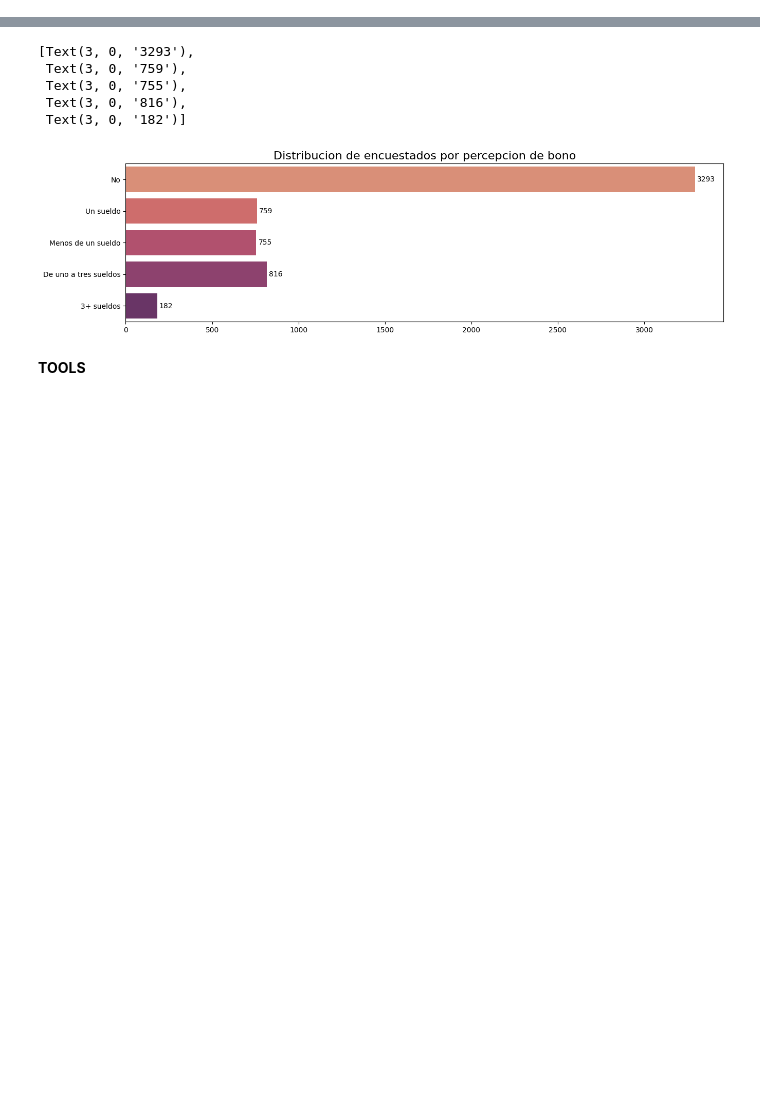
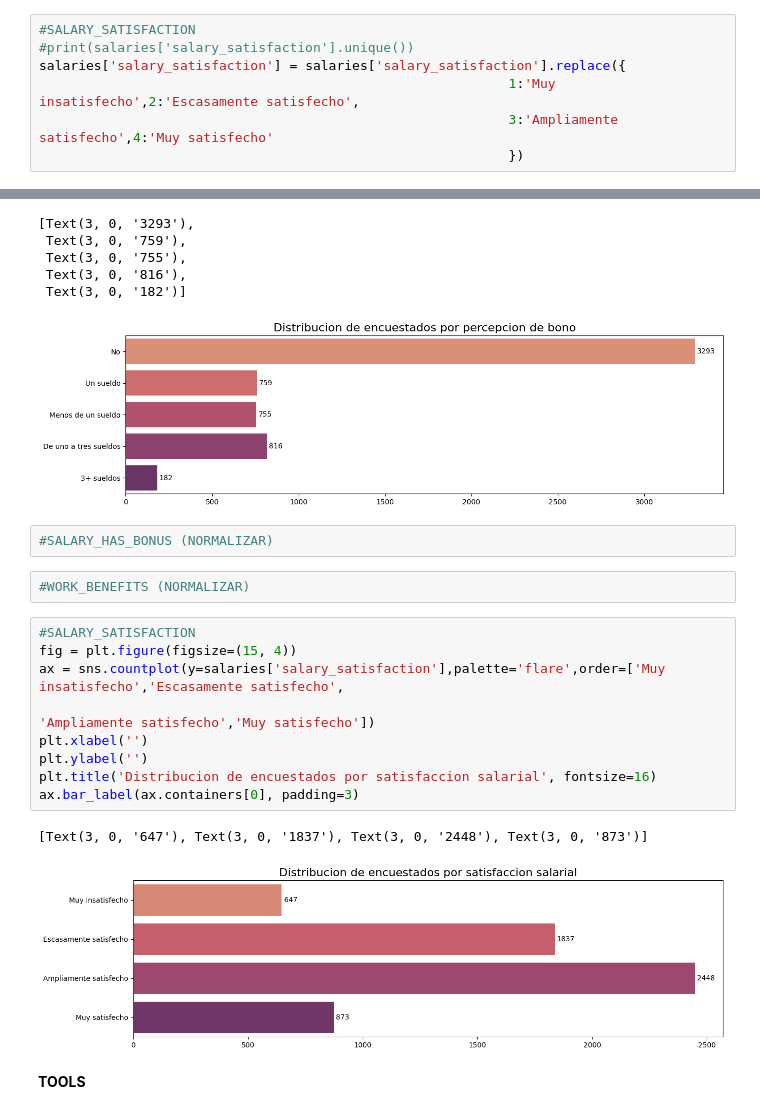
Before and after one commit to simonzanetti/2023.2-SysArmy-IT-Salaries-Survey, a Jupyter notebook: 2023_2_SysArmy_Survey.ipynb, the cells around one changed output, grey strips where cells are left out. Cells and saved outputs as stored; diff of their text form; blank space fills up the shorter version.

Commit message:
Se realizo el grafico del analisis monovariable de la columna salary_satisfaction

```diff
--- a/2023_2_SysArmy_Survey.ipynb
+++ b/2023_2_SysArmy_Survey.ipynb
@@ -238,6 +238,13 @@ display(salaries['last_month_gross_salary'])
 fig, axes = plt.subplots(2, 1, figsize=(10, 10))
 sns.boxplot(x=salaries['last_month_gross_salary'], color='steelblue',ax=axes[0])
 sns.boxplot(x=salaries1['last_month_gross_salary'], color='steelblue',ax=axes[1])
+# %%
+#SALARY_SATISFACTION
+#print(salaries['salary_satisfaction'].unique())
+salaries['salary_satisfaction'] = salaries['salary_satisfaction'].replace({
+                                                            1:'Muy insatisfecho',2:'Escasamente satisfecho',
+                                                            3:'Ampliamente satisfecho',4:'Muy satisfecho'
+                                                            })
 # %% [markdown]
 **TOOLS**
 # %%
@@ -454,6 +461,22 @@ ax.bar_label(ax.containers[0], padding=3)
  Text(3, 0, '816'),
  Text(3, 0, '182')]
 [figure]
+# %%
+#SALARY_HAS_BONUS (NORMALIZAR)
+# %%
+#WORK_BENEFITS (NORMALIZAR)
+# %%
+#SALARY_SATISFACTION
+fig = plt.figure(figsize=(15, 4))
+ax = sns.countplot(y=salaries['salary_satisfaction'],palette='flare',order=['Muy insatisfecho','Escasamente satisfecho',
+                                                                            'Ampliamente satisfecho','Muy satisfecho'])
+plt.xlabel('')
+plt.ylabel('')
+plt.title('Distribucion de encuestados por satisfaccion salarial', fontsize=16)
+ax.bar_label(ax.containers[0], padding=3)
+# %% [output]
+[Text(3, 0, '647'), Text(3, 0, '1837'), Text(3, 0, '2448'), Text(3, 0, '873')]
+[figure, added]
 # %% [markdown]
 **TOOLS**
 # %%
```
Also changed, not shown: parts of 1 cell of this notebook.
